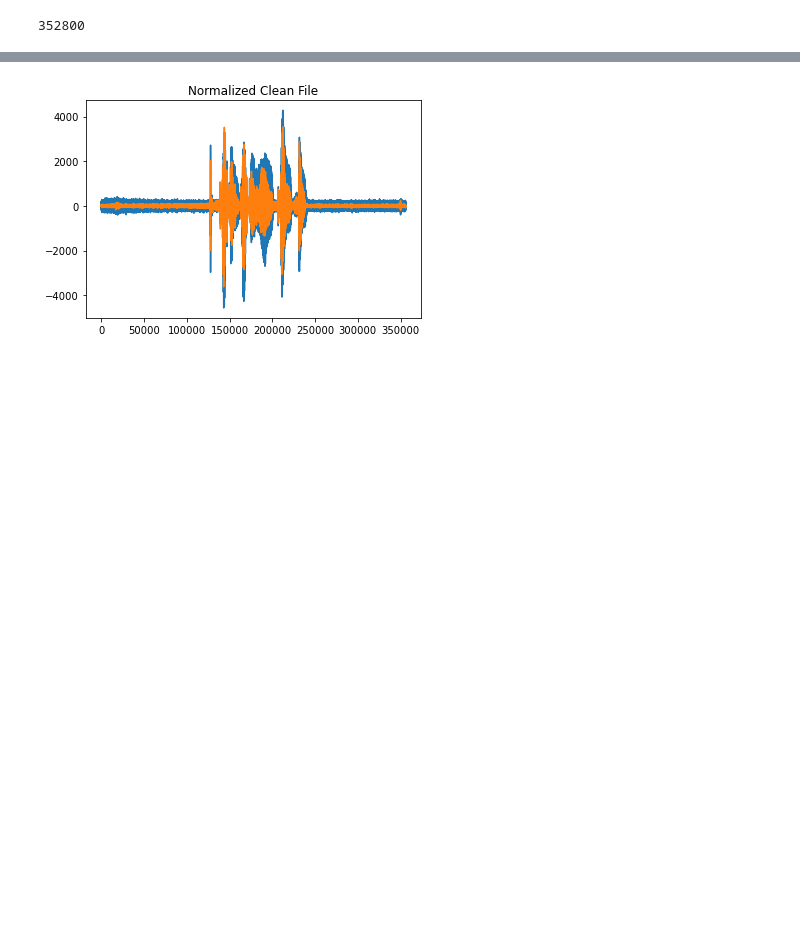
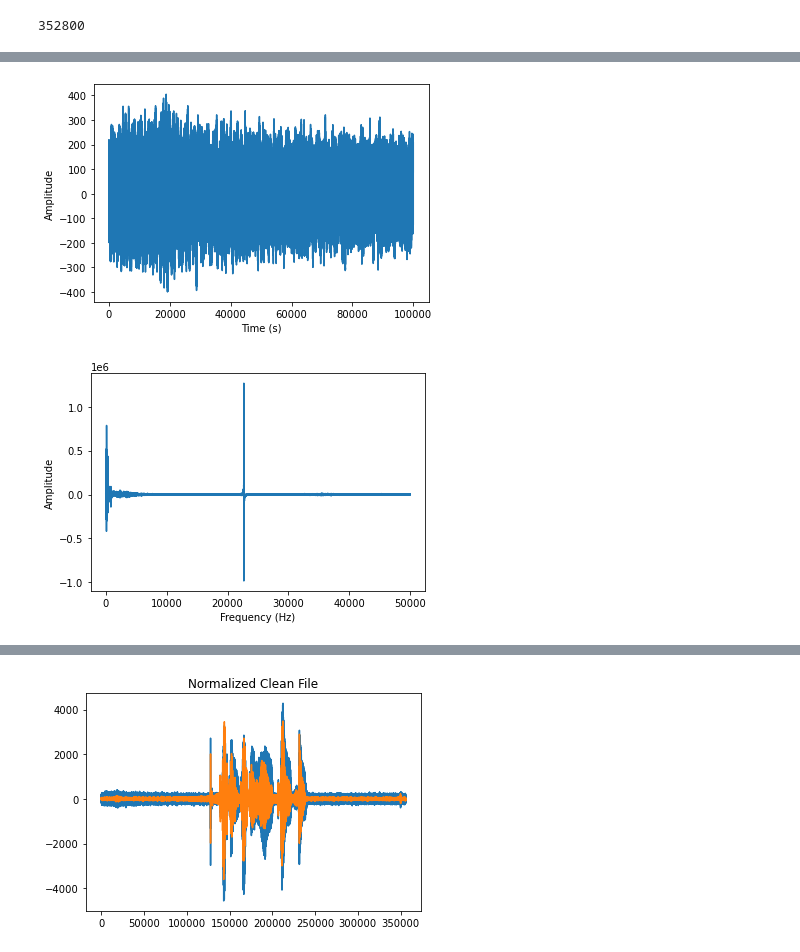
Before and after one commit to bennjii/fourier, a Jupyter notebook: split_channel.ipynb, the cells around one changed output, grey strips where cells are left out. Saved outputs shown, nothing was run; the diff lists cells and outputs as text; code cells hidden in the pictures; blank space fills up the shorter version.

```diff
--- a/split_channel.ipynb
+++ b/split_channel.ipynb
@@ -100,0 +111,24 @@ for i in range(len(FFT_L)//2):
+# %%
+POWER_NOISE = 0
+
+for i in range(0, 25000):
+    squared = FFT_L[i] ** 2
+    POWER_NOISE += squared
+
+POWER_NOISE = (POWER_NOISE / 25000) ** 0.5
+
+plt.plot(left_channel[:100000])
+plt.xlabel('Time (s)')
+plt.ylabel('Amplitude')
+plt.show()
+
+noise_profile = left_channel[:100000]
+FFT_NOISE = rfft(noise_profile)
+
+plt.plot(FFT_NOISE)
+plt.xlabel('Frequency (Hz)')
+plt.ylabel('Amplitude')
+plt.show()
+# %% [output]
+[figure, added]
+[figure, added]
```
Also changed, not shown: parts of 8 cells of this notebook, 5 other files.
